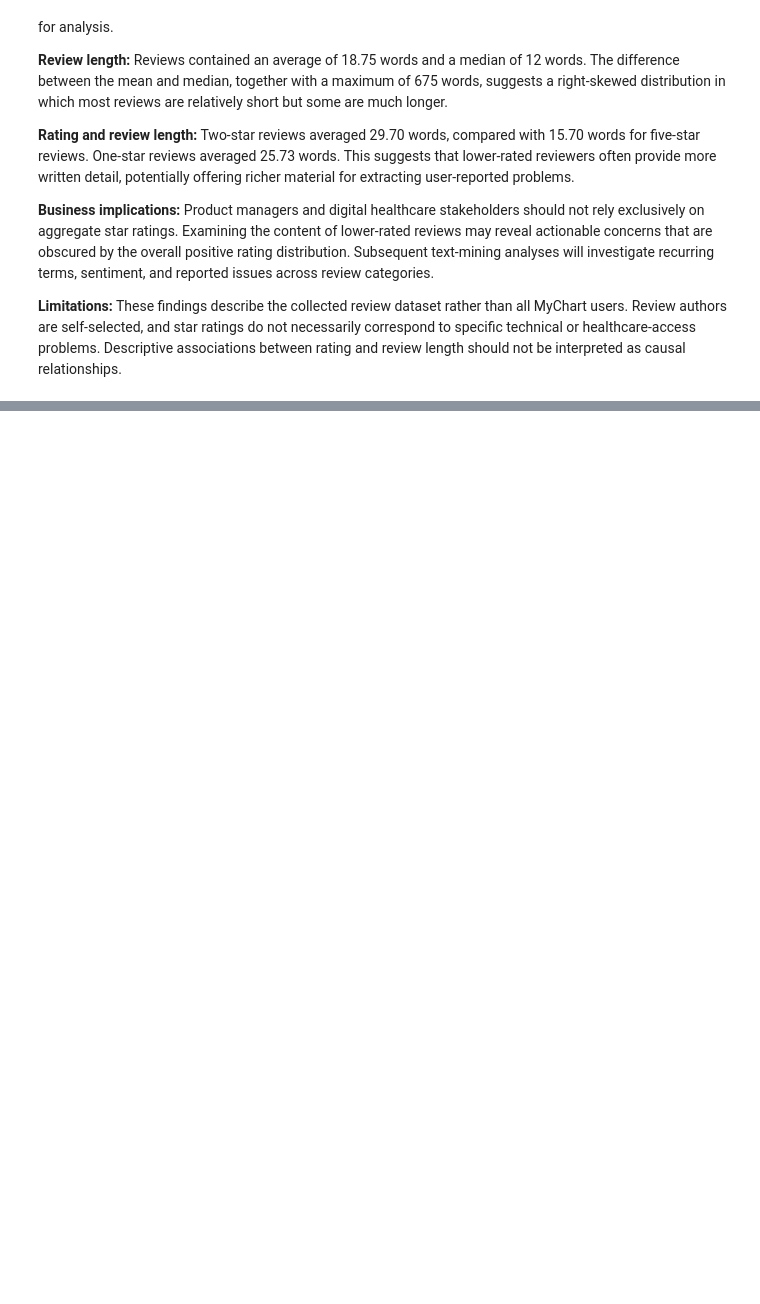
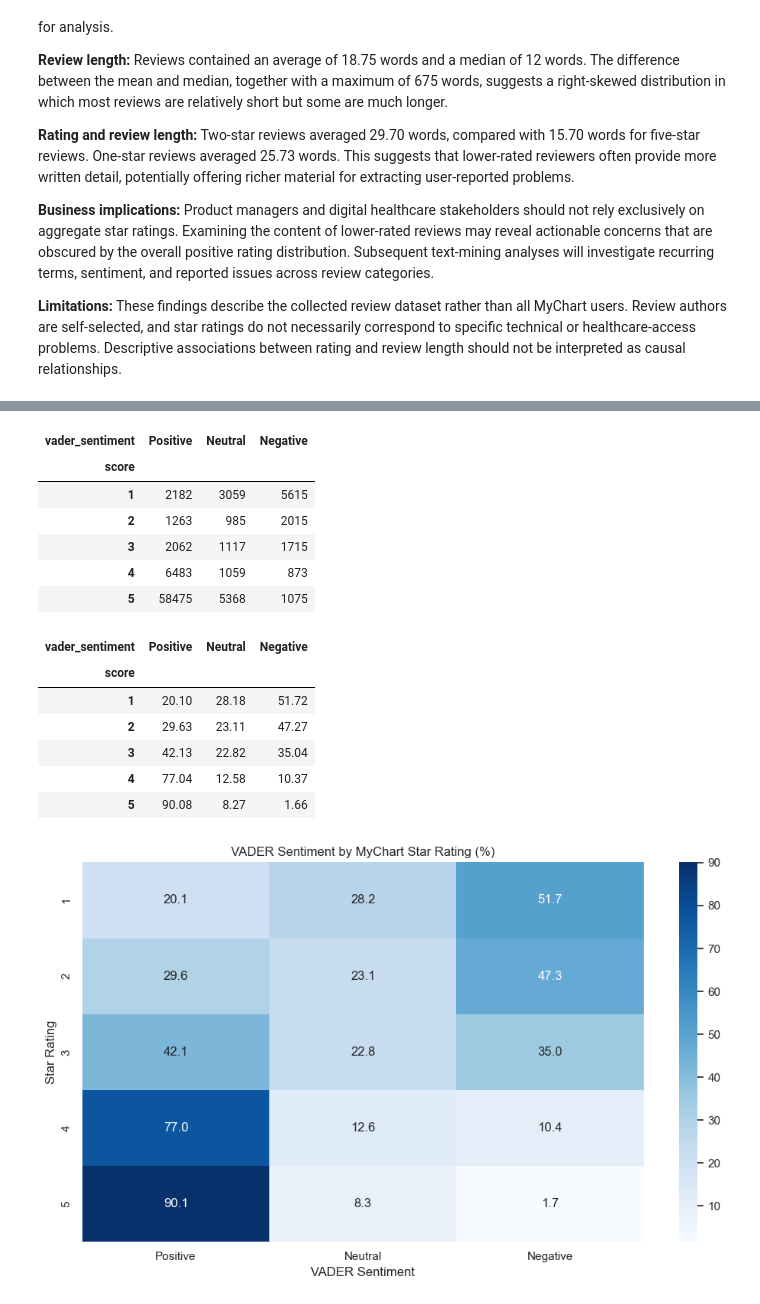
Before and after one commit to sahaiml149/HealthTrust-Watch, a Jupyter notebook: notebooks/ProjectphaseII.ipynb, the cells around one changed output, grey strips where cells are left out. Cells and saved outputs as stored; diff of their text form; code cells hidden in the pictures; blank space fills up the shorter version.

```diff
--- a/notebooks/ProjectphaseII.ipynb
+++ b/notebooks/ProjectphaseII.ipynb
@@ -458,0 +712,50 @@ plt.show()
+# %%
+
+rating_sentiment_counts = pd.crosstab(
+    mychart_clean["score"],
+    mychart_clean["vader_sentiment"]
+).reindex(
+    index=[1, 2, 3, 4, 5],
+    columns=["Positive", "Neutral", "Negative"],
+    fill_value=0
+)
+
+rating_sentiment_pct = (
+    rating_sentiment_counts
+    .div(rating_sentiment_counts.sum(axis=1), axis=0)
+    .mul(100)
+    .round(2)
+)
+
+display(rating_sentiment_counts)
+display(rating_sentiment_pct)
+
+plt.figure(figsize=(10, 6))
+sns.heatmap(
+    rating_sentiment_pct,
+    annot=True,
+    fmt=".1f",
+    cmap="Blues"
+)
+
+plt.title("VADER Sentiment by MyChart Star Rating (%)")
+plt.xlabel("VADER Sentiment")
+plt.ylabel("Star Rating")
+plt.tight_layout()
+plt.show()
+# %% [output]
+| vader_sentiment | Positive | Neutral | Negative |
+| score |  |  |  |
+| 1 | 2182 | 3059 | 5615 |
+| 2 | 1263 | 985 | 2015 |
+| 3 | 2062 | 1117 | 1715 |
+| 4 | 6483 | 1059 | 873 |
+| 5 | 58475 | 5368 | 1075 |
+| vader_sentiment | Positive | Neutral | Negative |
+| score |  |  |  |
+| 1 | 20.10 | 28.18 | 51.72 |
+| 2 | 29.63 | 23.11 | 47.27 |
+| 3 | 42.13 | 22.82 | 35.04 |
+| 4 | 77.04 | 12.58 | 10.37 |
+| 5 | 90.08 | 8.27 | 1.66 |
+[figure, added]
```
Also changed, not shown: parts of 9 cells of this notebook.
